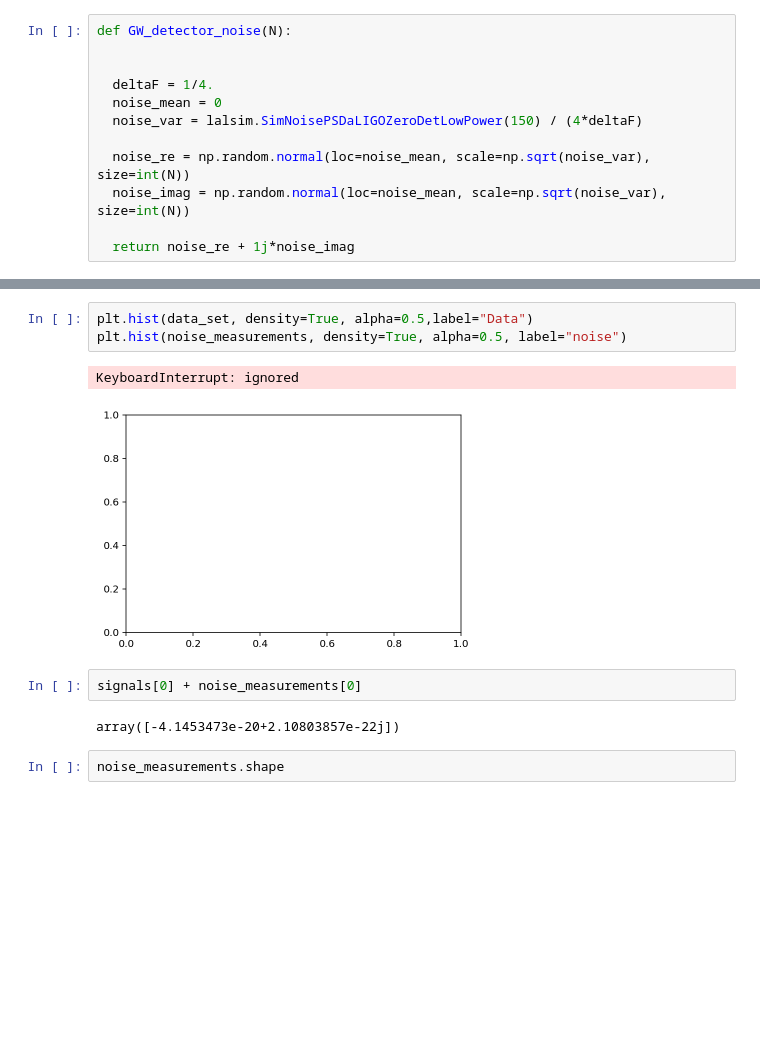
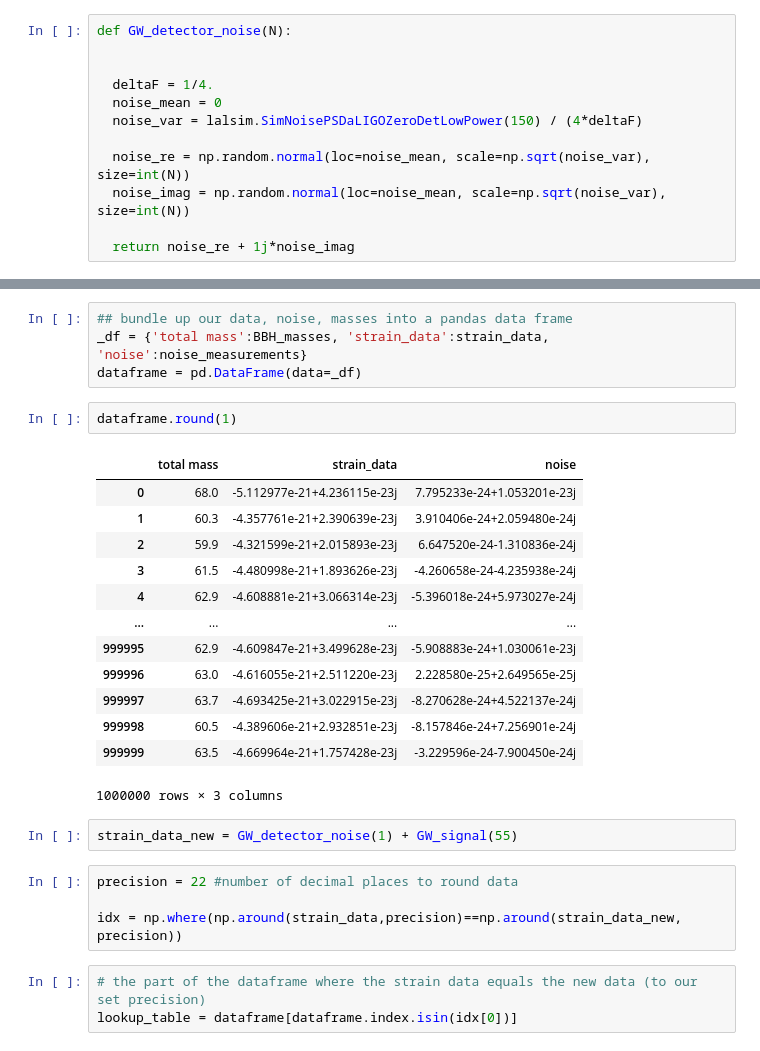
Before and after one commit to rory-smith/Lectures-on-inference-in-GW-astronomy, a Jupyter notebook: GW_data_in_a_toy_universe.ipynb, the cells around one changed output, grey strips where cells are left out. Cells and saved outputs as stored; diff of their text form; blank space fills up the shorter version.

```diff
--- a/GW_data_in_a_toy_universe.ipynb
+++ b/GW_data_in_a_toy_universe.ipynb
@@ -118,12 +119,29 @@ Text(0.5, 1.0, 'Probability density of BBH total mass $\\pi(M_{total})$')
-# %%
-plt.hist(data_set, density=True, alpha=0.5,label="Data")
-plt.hist(noise_measurements, density=True, alpha=0.5, label="noise")
-# %% [output]
-KeyboardInterrupt: ignored
-[figure, removed]
-# %%
-signals[0] + noise_measurements[0]
-# %% [output]
-array([-4.1453473e-20+2.10803857e-22j])
-# %%
-noise_measurements.shape
+# %%
+## bundle up our data, noise, masses into a pandas data frame
+_df = {'total mass':BBH_masses, 'strain_data':strain_data, 'noise':noise_measurements}
+dataframe = pd.DataFrame(data=_df)
+# %%
+dataframe.round(1)
+# %% [output]
+|  | total mass | strain_data | noise |
+| 0 | 68.0 | -5.112977e-21+4.236115e-23j | 7.795233e-24+1.053201e-23j |
+| 1 | 60.3 | -4.357761e-21+2.390639e-23j | 3.910406e-24+2.059480e-24j |
+| 2 | 59.9 | -4.321599e-21+2.015893e-23j | 6.647520e-24-1.310836e-24j |
+| 3 | 61.5 | -4.480998e-21+1.893626e-23j | -4.260658e-24-4.235938e-24j |
+| 4 | 62.9 | -4.608881e-21+3.066314e-23j | -5.396018e-24+5.973027e-24j |
+| ... | ... | ... | ... |
+| 999995 | 62.9 | -4.609847e-21+3.499628e-23j | -5.908883e-24+1.030061e-23j |
+| 999996 | 63.0 | -4.616055e-21+2.511220e-23j | 2.228580e-25+2.649565e-25j |
+| 999997 | 63.7 | -4.693425e-21+3.022915e-23j | -8.270628e-24+4.522137e-24j |
+| 999998 | 60.5 | -4.389606e-21+2.932851e-23j | -8.157846e-24+7.256901e-24j |
+| 999999 | 63.5 | -4.669964e-21+1.757428e-23j | -3.229596e-24-7.900450e-24j |
+1000000 rows × 3 columns
+# %%
+strain_data_new = GW_detector_noise(1) + GW_signal(55)
+# %%
+precision = 22 #number of decimal places to round data
+
+idx = np.where(np.around(strain_data,precision)==np.around(strain_data_new, precision))
+# %%
+# the part of the dataframe where the strain data equals the new data (to our set precision)
+lookup_table = dataframe[dataframe.index.isin(idx[0])]
```
Also changed, not shown: parts of 13 cells of this notebook.
